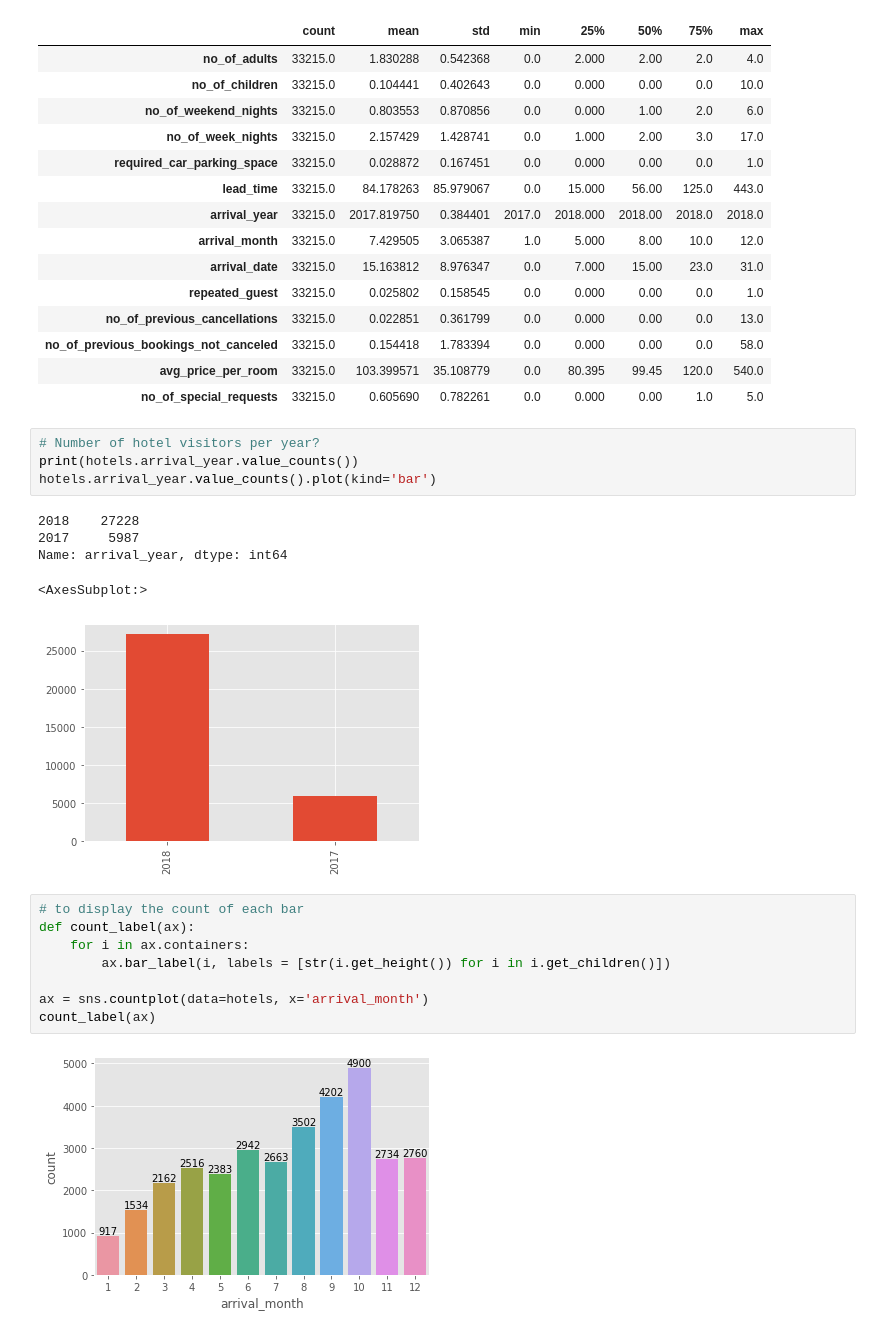
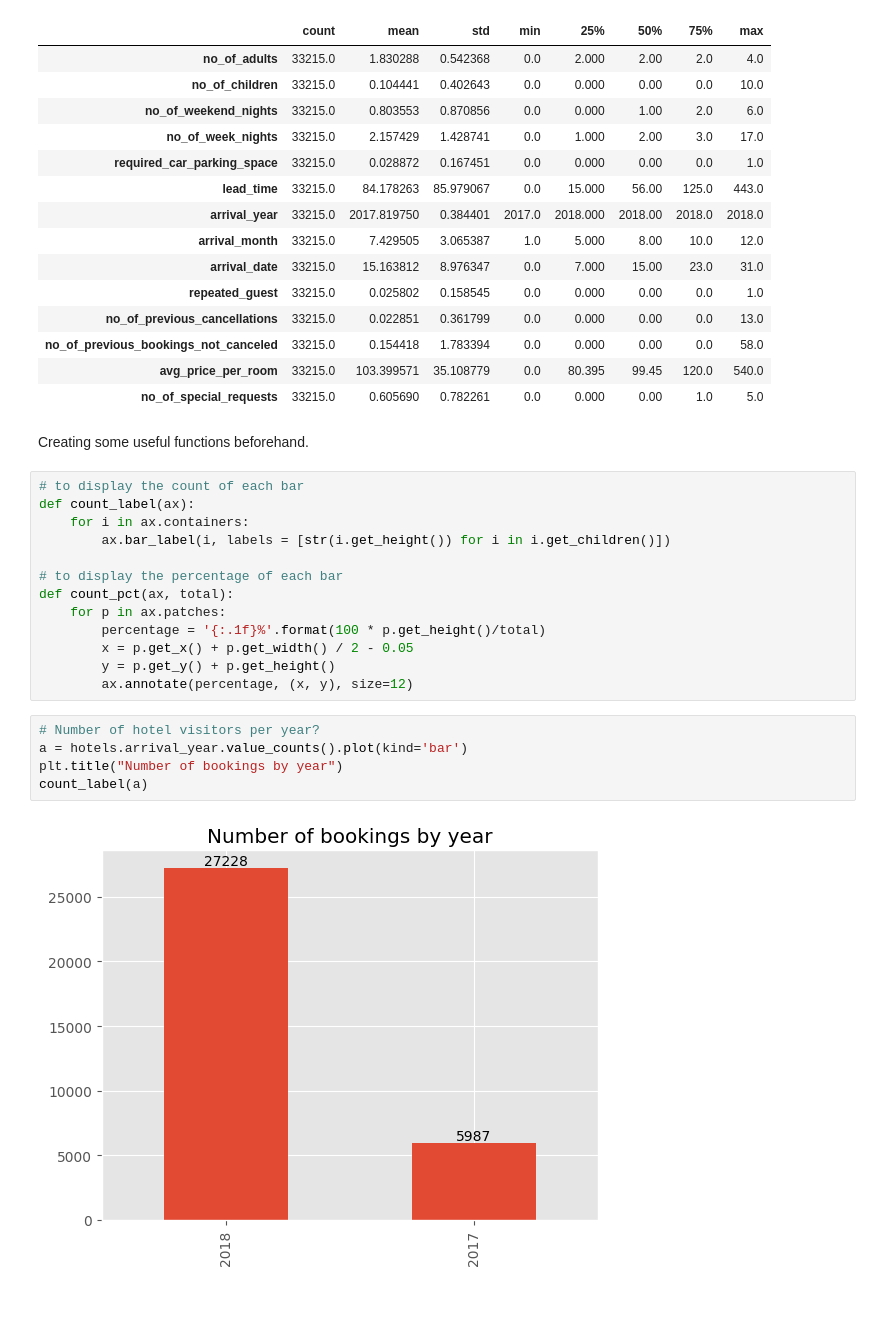
Before and after one commit to Olarsk/data-analysis-projects, a Jupyter notebook: Hotel Bookings.ipynb, the cells around one changed output. Saved outputs shown, nothing was run; the diff lists cells and outputs as text; blank space fills up the shorter version.

```diff
--- a/Hotel Bookings.ipynb
+++ b/Hotel Bookings.ipynb
@@ -268,23 +204,25 @@ hotels.describe().T
 | no_of_previous_bookings_not_canceled | 33215.0 | 0.154418 | 1.783394 | 0.0 | 0.000 | 0.00 | 0.0 | 58.0 |
 | avg_price_per_room | 33215.0 | 103.399571 | 35.108779 | 0.0 | 80.395 | 99.45 | 120.0 | 540.0 |
 | no_of_special_requests | 33215.0 | 0.605690 | 0.782261 | 0.0 | 0.000 | 0.00 | 1.0 | 5.0 |
-# %%
-# Number of hotel visitors per year?
-print(hotels.arrival_year.value_counts())
-hotels.arrival_year.value_counts().plot(kind='bar')
-# %% [output]
-2018    27228
-2017     5987
-Name: arrival_year, dtype: int64
-<AxesSubplot:>
-[figure, old version]
+# %% [markdown]
+Creating some useful functions beforehand.
 # %%
 # to display the count of each bar
 def count_label(ax):
     for i in ax.containers:
         ax.bar_label(i, labels = [str(i.get_height()) for i in i.get_children()])
 
-ax = sns.countplot(data=hotels, x='arrival_month')
-count_label(ax)
+# to display the percentage of each bar
+def count_pct(ax, total):
+    for p in ax.patches:
+        percentage = '{:.1f}%'.format(100 * p.get_height()/total)
+        x = p.get_x() + p.get_width() / 2 - 0.05
+        y = p.get_y() + p.get_height()
+        ax.annotate(percentage, (x, y), size=12)
-# %% [output]
-[figure, removed]
+# %%
+# Number of hotel visitors per year?
+a = hotels.arrival_year.value_counts().plot(kind='bar')
+plt.title("Number of bookings by year")
+count_label(a)
+# %% [output]
+[figure, new version]
```
Also changed, not shown: parts of 36 cells of this notebook.
